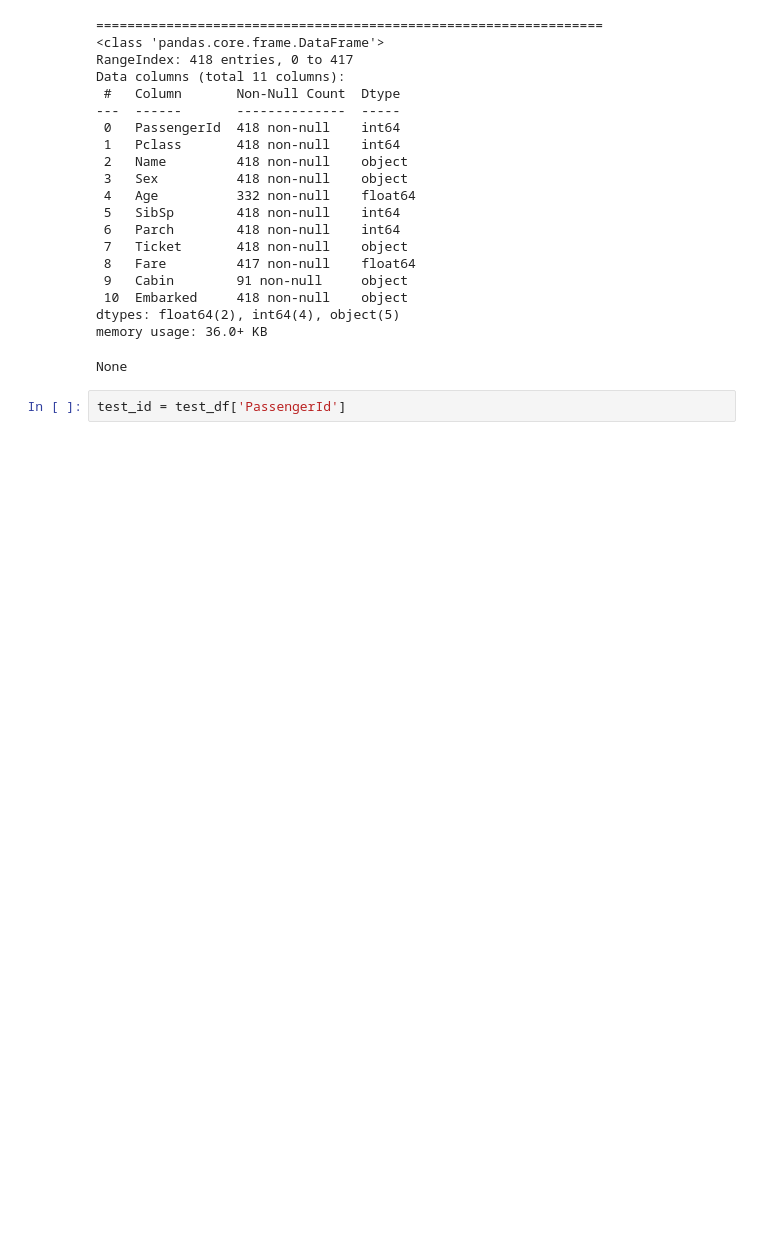
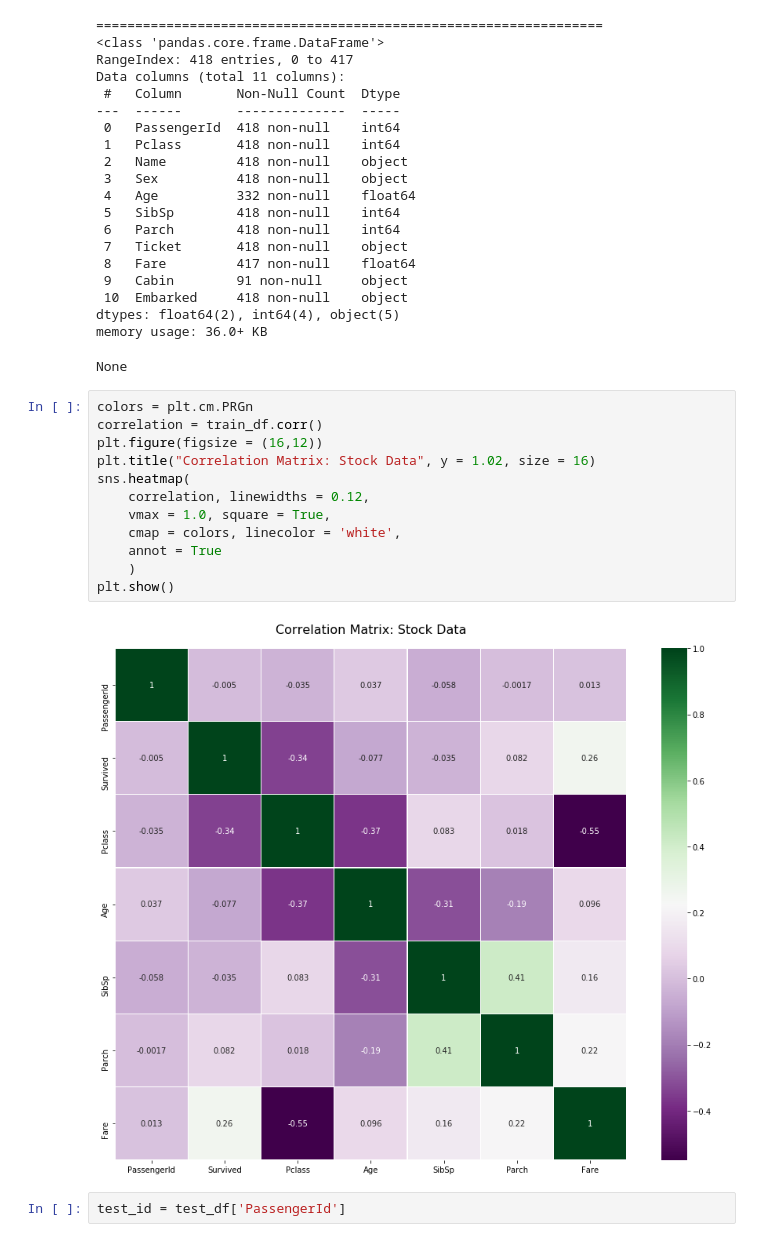
Before and after one commit to KunalGehlot/Kaggle-Titanic-Machine-Learning-from-Disaster, a Jupyter notebook: titanic.ipynb, the cells around one changed output. Drawn from its saved outputs; the diff is of its cells as text; blank space fills up the shorter version.

```diff
--- a/titanic.ipynb
+++ b/titanic.ipynb
@@ -131,6 +131,20 @@ Data columns (total 11 columns):
 dtypes: float64(2), int64(4), object(5)
 memory usage: 36.0+ KB
 None
+# %%
+colors = plt.cm.PRGn
+correlation = train_df.corr()
+plt.figure(figsize = (16,12))
+plt.title("Correlation Matrix: Stock Data", y = 1.02, size = 16)
+sns.heatmap(
+    correlation, linewidths = 0.12,
+    vmax = 1.0, square = True,
+    cmap = colors, linecolor = 'white',
+    annot = True
+    )
+plt.show()
+# %% [output]
+[figure, added]
 # %%
 test_id = test_df['PassengerId']
 # %%
```
Also changed, not shown: parts of 2 cells of this notebook.
